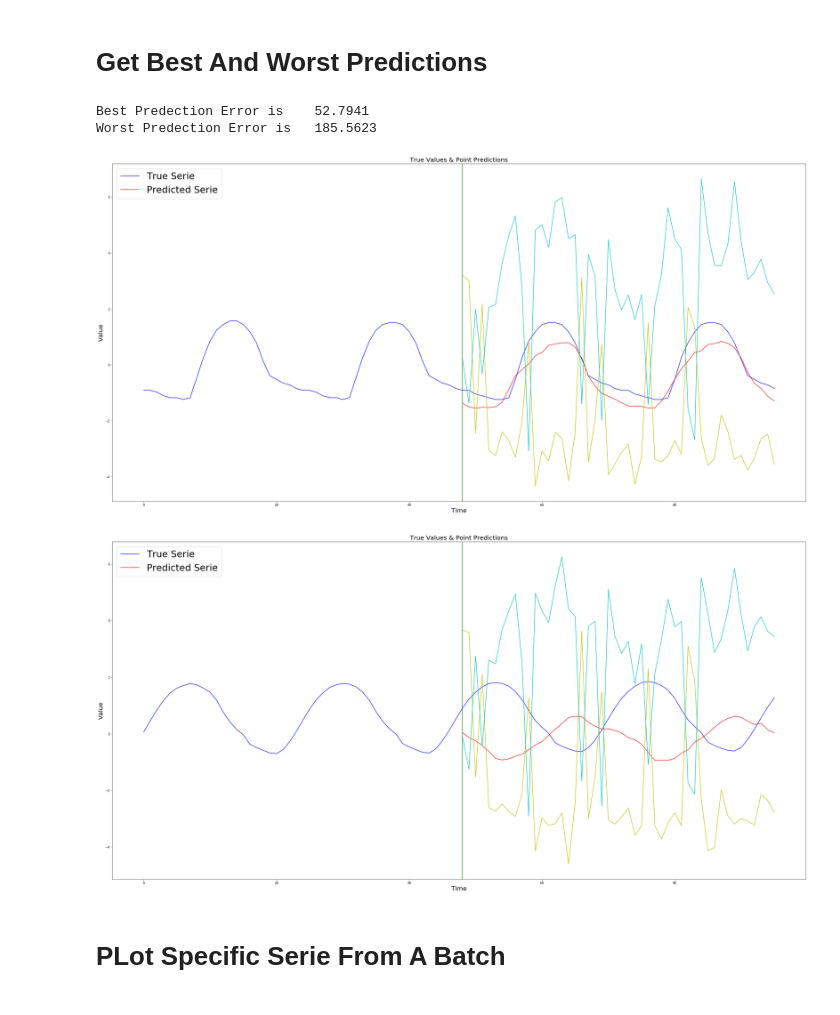
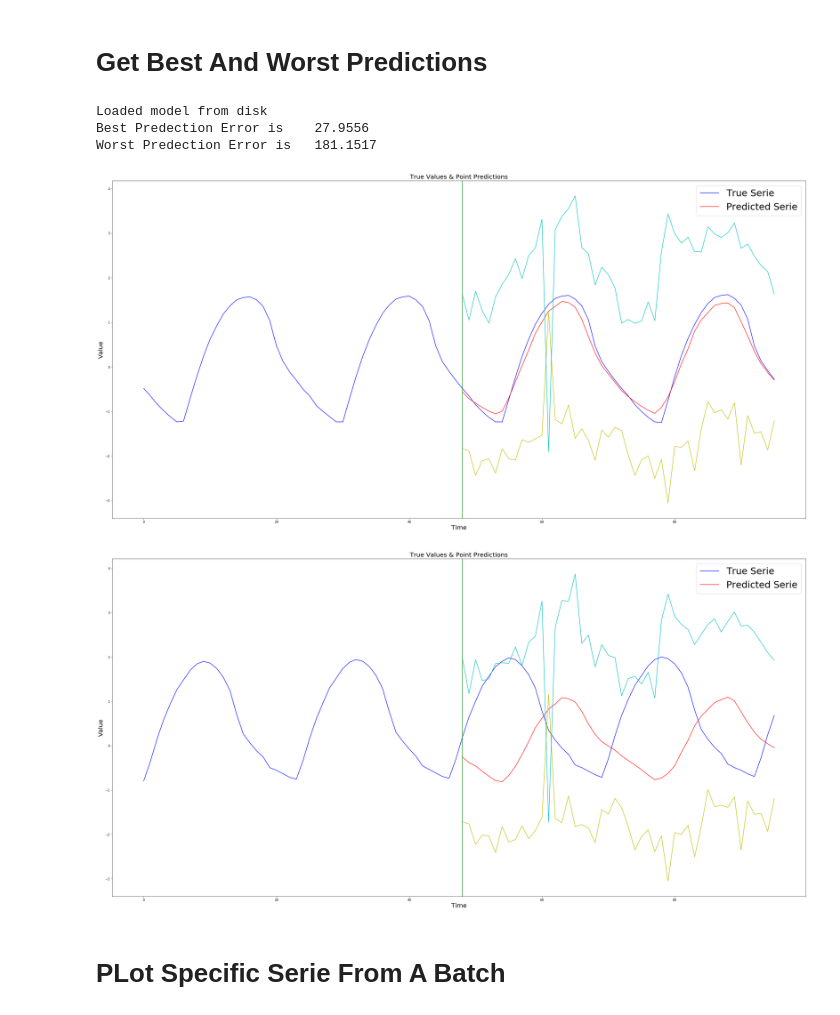
Before and after one commit to yamen23ali/m4-lstm, a Jupyter notebook: notebooks/Training and Evaluation ( Berken) .ipynb, the cells around one changed output. Drawn from its saved outputs; the diff is of its cells as text; code cells hidden in the pictures.

```diff
--- a/notebooks/Training and Evaluation ( Berken) .ipynb
+++ b/notebooks/Training and Evaluation ( Berken) .ipynb
@@ -38,7 +38,7 @@ PI_PARAMS = {'max_coff': 0.25, 'min_coff': 0.15, 'step': 0.1}
 
 stdAugmentation = StdAugmentation(PI_PARAMS)
 diffAugmentation = DiffAugmentation()
-x_augmentations = [diffAugmentation]
+x_augmentations = []
 y_augmentations = []
 
 data_loader = M4DataLoader("../Dataset/Train/Hourly-train.csv", "../Dataset/Test/Hourly-test.csv",
@@ -83,23 +83,28 @@ Saved model files to disk under../models/berken/1-LSTM/8
 # %% [markdown]
 # Get Best And Worst Predictions
 # %%
+MODEL_BASE_DIR = '../models/berken/1-LSTM/6'
+model = M4Model()
+hyperparameters = model.load(MODEL_BASE_DIR)
+
 X, Y, Ypredictions, error =  sort_by_prediction_error(model,test_x, test_y, smape)
 
 if FEATURES_NUMBER == 1:
     X = X[:,:, np.newaxis]
 
 print(f'Best Predection Error is {error[0]:10.4f}')
 print(f'Worst Predection Error is {error[X.shape[0]-1]:10.4f}')
 
 lower_bound = Ypredictions[:,-48:]
 upper_bound = Ypredictions[:,48:-48]
-plot_serie_with_bounds(X[:,:,0], Y[:,:HORIZON], Ypredictions[:,:HORIZON], lower_bound, upper_bound, serie_indx=0)
-plot_serie_with_bounds(X[:,:,0], Y[:,:HORIZON], Ypredictions[:,:HORIZON], lower_bound, upper_bound, serie_indx=X.shape[0]-1)
+plot_serie_with_bounds(X[:,:,0], Y[:,:HORIZON], Ypredictions[:,:HORIZON], lower_bound, upper_bound, serie_indx=0, save_path='../../Presentations/second_pres/berken_best.png')
+plot_serie_with_bounds(X[:,:,0], Y[:,:HORIZON], Ypredictions[:,:HORIZON], lower_bound, upper_bound, serie_indx=X.shape[0]-1, save_path='../../Presentations/second_pres/berken_worst.png')
 # %% [output]
-Best Predection Error is    52.7941
-Worst Predection Error is   185.5623
+Loaded model from disk
+Best Predection Error is    27.9556
+Worst Predection Error is   181.1517
-[figure, old version]
+[figure, new version]
-[figure, old version]
+[figure, new version]
 # %% [markdown]
 # PLot Specific Serie From A Batch
 # %%
```
Also changed, not shown: parts of 1 cell of this notebook, 5 other files.
